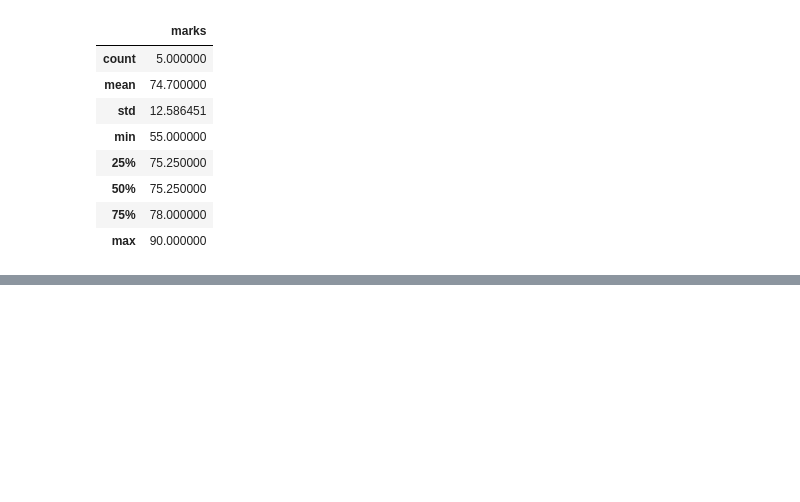
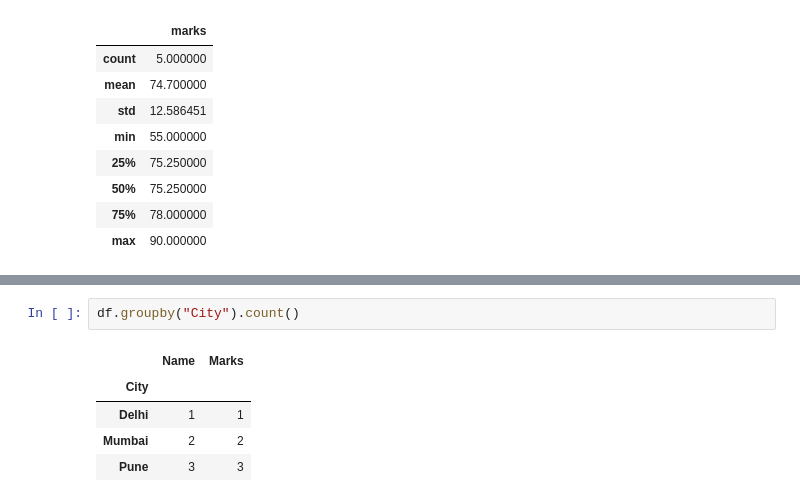
Before and after one commit to Medhanw/data-analytics-roadmap, a Jupyter notebook: Month2_Python/pandas_intro.ipynb, the cells around one changed output, grey strips where cells are left out. Saved outputs shown, nothing was run; the diff lists cells and outputs as text; blank space fills up the shorter version.

```diff
--- a/Month2_Python/pandas_intro.ipynb
+++ b/Month2_Python/pandas_intro.ipynb
@@ -231,0 +256,8 @@ memory usage: 160.0+ bytes
+# %%
+df.groupby("City").count()
+# %% [output]
+|  | Name | Marks |
+| City |  |  |
+| Delhi | 1 | 1 |
+| Mumbai | 2 | 2 |
+| Pune | 3 | 3 |
```
Also changed, not shown: parts of 5 cells of this notebook.
